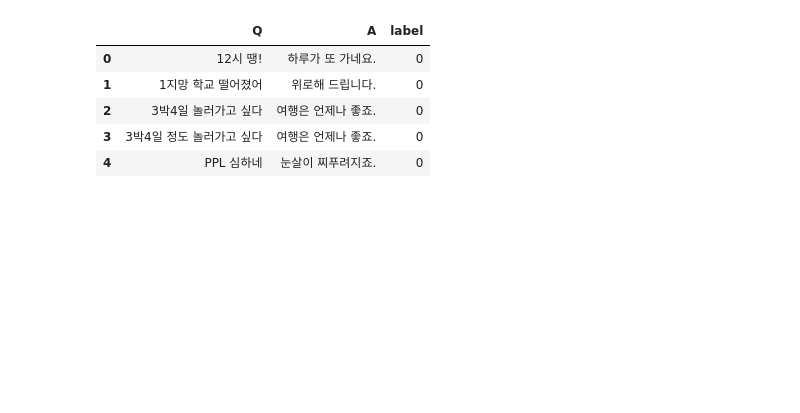
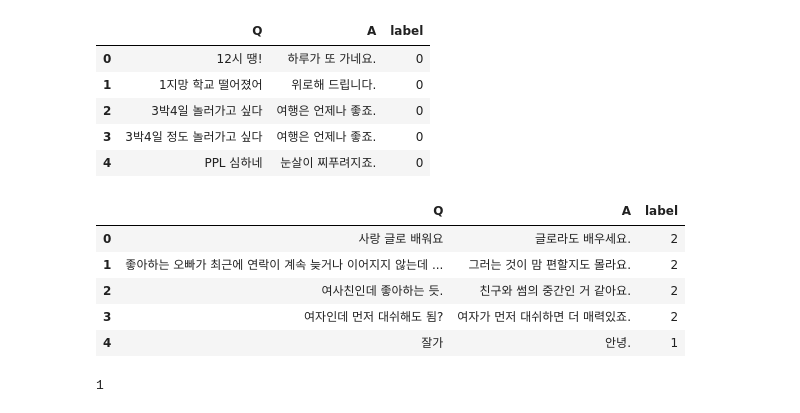
Before and after one commit to Water-punch/AIGuru_ai, a Jupyter notebook: model_training/finetuning.ipynb, the cells around one changed output. Cells and saved outputs as stored; diff of their text form; code cells hidden in the pictures; blank space fills up the shorter version.

```diff
--- a/model_training/finetuning.ipynb
+++ b/model_training/finetuning.ipynb
@@ -26,5 +21,7 @@ from tensorflow.keras.preprocessing.sequence import pad_sequences
 # %%
-df = pd.read_csv("https://raw.githubusercontent.com/songys/Chatbot_data/master/ChatbotData.csv")
+# 데이터 읽어오기
+df = pd.read_csv("https://raw.githubusercontent.com/songys/Chatbot_data/master/ChatbotData.csv", delimiter=',')
+
 df.head()
 # %% [output]
 |  | Q | A | label |
@@ -38,2 +35,10 @@ df_need = df[df.label != 0] # label이 0인 값 제거
 # %%
-df_shuffled = df_need.sample(frac=1).reset_index(drop=True)
+df_shuffled = df_need.sample(frac=1).reset_index(drop=True)  # 행 섞기
+df_shuffled.head() # 확인용 출력
+# %% [output]
+|  | Q | A | label |
+| 0 | 사랑 글로 배워요 | 글로라도 배우세요. | 2 |
+| 1 | 좋아하는 오빠가 최근에 연락이 계속 늦거나 이어지지 않는데 ... | 그러는 것이 맘 편할지도 몰라요. | 2 |
+| 2 | 여사친인데 좋아하는 듯. | 친구와 썸의 중간인 거 같아요. | 2 |
+| 3 | 여자인데 먼저 대쉬해도 됨? | 여자가 먼저 대쉬하면 더 매력있죠. | 2 |
+| 4 | 잘가 | 안녕. | 1 |
@@ -40,3 +51,7 @@ df_shuffled = df_need.sample(frac=1).reset_index(drop=True)
+# %%
+max(list(df_shuffled['label']))
+# %% [output]
+1
 # %%
 df_shuffled.head()
 # %% [output]
```
Also changed, not shown: parts of 44 cells of this notebook.
